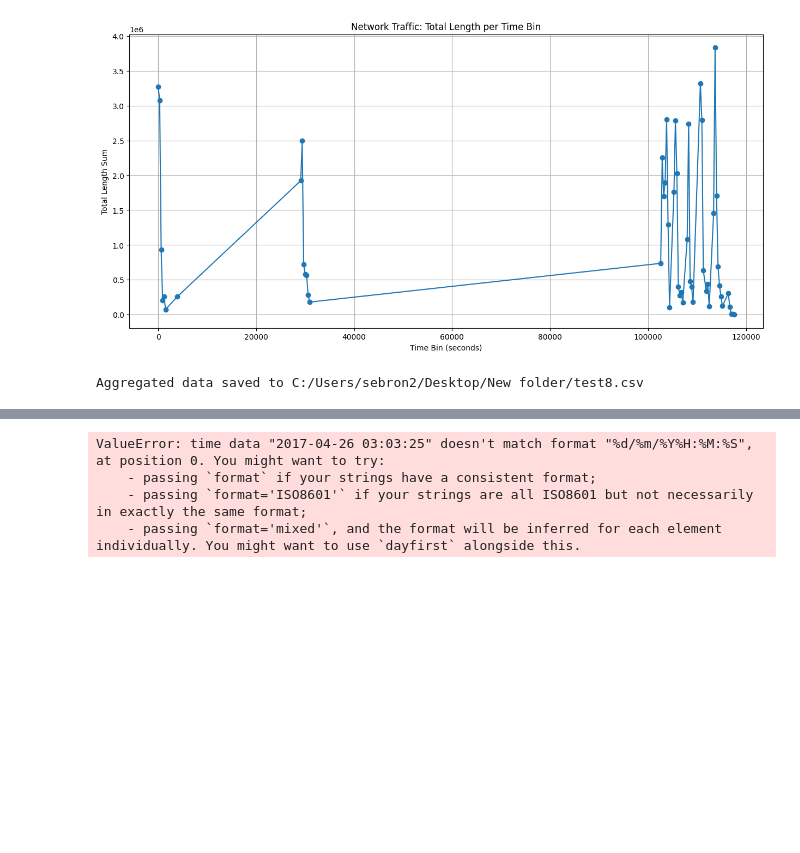
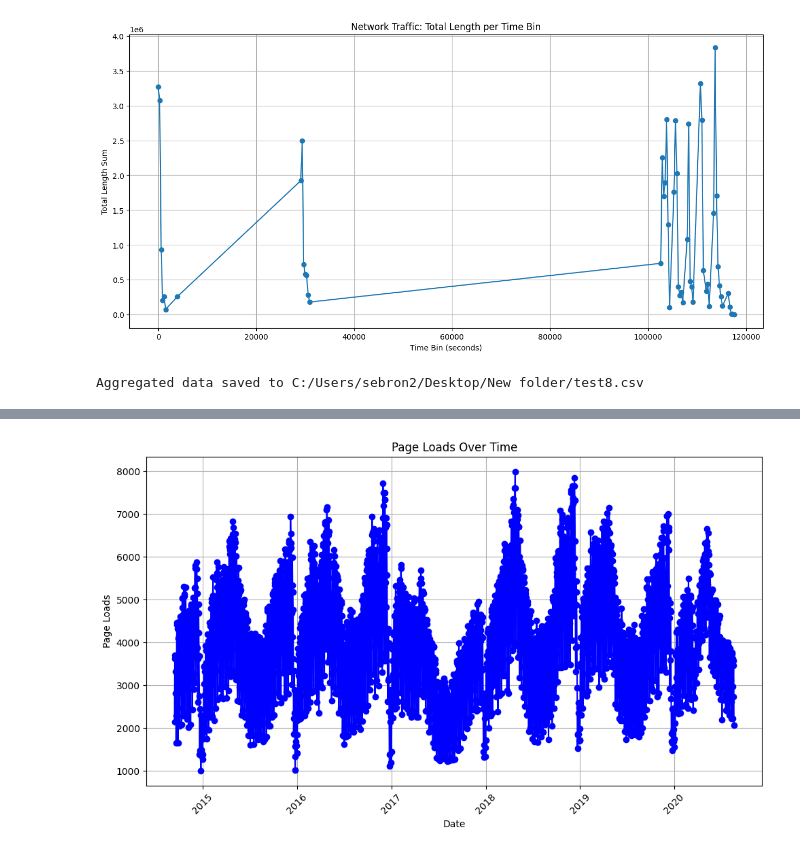
Before and after one commit to sebgro98/traffic-prediction, a Jupyter notebook: prediction1.ipynb, the cells around one changed output, grey strips where cells are left out. Saved outputs shown, nothing was run; the diff lists cells and outputs as text; code cells hidden in the pictures; blank space fills up the shorter version.

Commit message:
Added a working dataset and code to plot it

```diff
--- a/prediction1.ipynb
+++ b/prediction1.ipynb
@@ -110,29 +110,27 @@ Aggregated data saved to C:/Users/sebron2/Desktop/New folder/min.csv
-# %%
-import pandas as pd
-
-# Replace 'path_to_your_dataset.csv' with the path to your actual dataset
-file_path = 'C:/Users/sebron2/Desktop/New folder/test5.csv'
-
-# Read the dataset into a pandas DataFrame
-data = pd.read_csv(file_path)
-
-# Convert the 'Timestamp' column to datetime objects
-# This assumes your timestamp format is like '26/04/201711:11:18' as per your example
-data['Timestamp'] = pd.to_datetime(data['Timestamp'], format='%d/%m/%Y%H:%M:%S')
-
-# Sort the DataFrame by the 'Timestamp' column
-data.sort_values('Timestamp', inplace=True)
-
-# Reset the index of the DataFrame after sorting
-data.reset_index(drop=True, inplace=True)
-
-# Now data is sorted, and you can proceed with your further processing/aggregation
-
-# Save the sorted data back to CSV if needed
-sorted_file_path = 'C:/Users/sebron2/Desktop/New folder/sorted_test5.csv'
-data.to_csv(sorted_file_path, index=False)
-# %% [output]
-ValueError: time data "2017-04-26 03:03:25" doesn't match format "%d/%m/%Y%H:%M:%S", at position 0. You might want to try:
-    - passing `format` if your strings have a consistent format;
-    - passing `format='ISO8601'` if your strings are all ISO8601 but not necessarily in exactly the same format;
-    - passing `format='mixed'`, and the format will be inferred for each element individually. You might want to use `dayfirst` alongside this.
+# %%
+import pandas as pd
+import matplotlib.pyplot as plt
+
+# Load the CSV file into a DataFrame
+df = pd.read_csv('fixed_dailys.csv')
+
+# Convert the "Date" column to datetime format for better plotting
+df['Date'] = pd.to_datetime(df['Date'])
+
+# Convert "Page.Loads" to numeric, removing commas
+df['Page.Loads'] = df['Page.Loads'].str.replace(',', '').astype(int)
+
+# Plot "Date" vs "Page.Loads"
+plt.figure(figsize=(10, 6))
+plt.plot(df['Date'], df['Page.Loads'], marker='o', linestyle='-', color='blue')
+plt.title('Page Loads Over Time')
+plt.xlabel('Date')
+plt.ylabel('Page Loads')
+plt.xticks(rotation=45)
+plt.grid(True)
+plt.tight_layout()  # Adjust layout to make room for the rotated x-axis labels
+
+# Show the plot
+plt.show()
+# %% [output]
+[figure, added]
```
Also changed, not shown: parts of 2 cells of this notebook.
